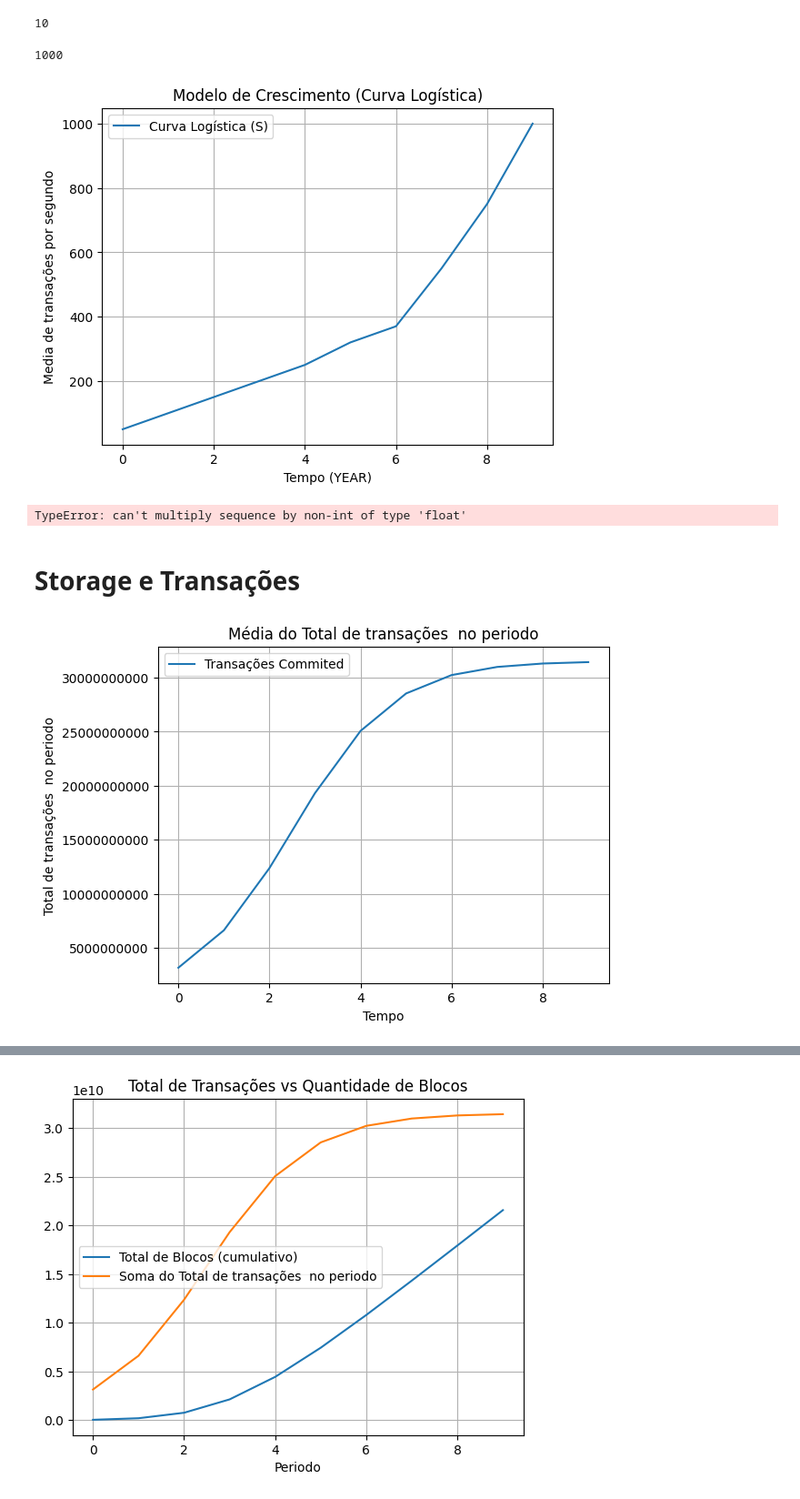
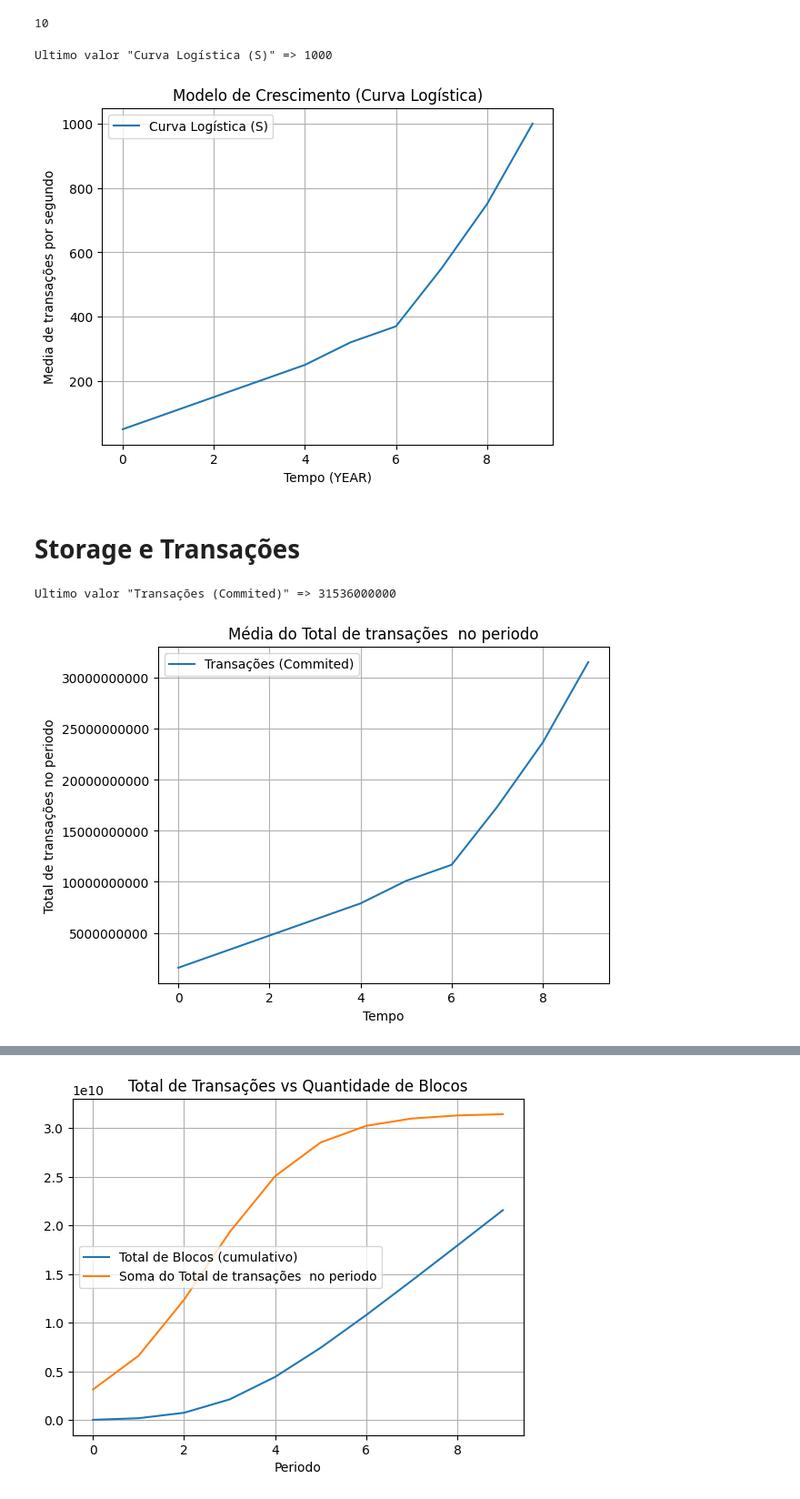
Before and after one commit to gilbertokoerbes/TCCII_Blockchain_Predict, a Jupyter notebook: predict.ipynb, the cells around one changed output, grey strips where cells are left out. Shown at 91% size. Saved outputs shown, nothing was run; the diff lists cells and outputs as text; code cells hidden in the pictures.

```diff
--- a/predict.ipynb
+++ b/predict.ipynb
@@ -44,9 +93,22 @@ t0 = A / 4     # Ponto de inflexão -> Meio
 global rate_transactions
 AVG_RATE_TRANSACTIONS = logistic_curve(t, P0, K, r, t0)
 
-AVG_RATE_TRANSACTIONS = [50,100,150,200,250,320,370,550,750,1000]
+AVG_RATE_TRANSACTIONS = np.array([50,100,150,200,250,320,370,550,750,1000])
 # %% [output]
 10
+# %%
+# Cod Auxiliar
+def simple_plot(x,y,line_label="", xlabel=f'Tempo ({PREDICT_TYPE})', ylabel="", title="", v_grid=True, tlabel_style="plain"):
+    print(f'Ultimo valor "{line_label}" => {y[-1]}')
+    fig, ax = plt.subplots()
+    ax.plot(x,y,label=line_label)
+    ax.ticklabel_format(style=tlabel_style)
+    ax.set_xlabel(xlabel)
+    ax.set_ylabel(ylabel)
+    ax.set_title(title)
+    ax.legend()
+    ax.grid(v_grid)
+    return fig, ax
 # %%
 # # Dados de exemplo de tempo (t)
 # global PREDICT_TYPE
@@ -66,17 +128,11 @@ AVG_RATE_TRANSACTIONS = [50,100,150,200,250,320,370,550,750,1000]
 # global rate_transactions
 # AVG_RATE_TRANSACTIONS = logistic_curve(t, P0, K, r, t0)
 # %%
-# Plotagem da curva logística
-print(AVG_RATE_TRANSACTIONS[-1])
-plt.plot(t, AVG_RATE_TRANSACTIONS, label='Curva Logística (S)')
-plt.xlabel(f'Tempo ({PREDICT_TYPE})')
-plt.ylabel('Media de transações por segundo')
-plt.title('Modelo de Crescimento (Curva Logística)')
-plt.legend()
-plt.grid(True)
+#Plotagem da curva logística
+fig, ax = simple_plot(x= t,y= AVG_RATE_TRANSACTIONS, line_label= 'Curva Logística (S)', ylabel= 'Media de transações por segundo', title= 'Modelo de Crescimento (Curva Logística)')
 plt.show()
 # %% [output]
-1000
+Ultimo valor "Curva Logística (S)" => 1000
 [figure]
 # %%
 
@@ -90,8 +146,3 @@ def expand_transations_by_period(predict_type, rate_transations_per_second):
     }[predict_type](rate_transations_per_second)
 
 total_transactions_by_period = expand_transations_by_period(PREDICT_TYPE, AVG_RATE_TRANSACTIONS)
-# %%
-ENDORSEMENT_POLICY = 1/2
-endorsement_transations = total_transactions_by_period * ENDORSEMENT_POLICY
-# %% [output]
-TypeError: can't multiply sequence by non-int of type 'float'
@@ -99,14 +152,8 @@ TypeError: can't multiply sequence by non-int of type 'float'
 # Storage e Transações
 # %%
 # Plotagem da soma do toal transações estimada no periodo
-fig, ax = plt.subplots()
-ax.plot(t, total_transactions_by_period, label='Transações Commited')
-ax.ticklabel_format(style='plain')
-ax.grid(True)
-plt.xlabel('Tempo')
-plt.ylabel('Total de transações  no periodo')
-plt.title('Média do Total de transações  no periodo')
-plt.legend()
+fig, ax = simple_plot(x= t, y= total_transactions_by_period, line_label= 'Transações (Commited)', ylabel= 'Total de transações no periodo', title= 'Média do Total de transações  no periodo')
 plt.show()
 # %% [output]
+Ultimo valor "Transações (Commited)" => 31536000000
-[figure, old version]
+[figure, new version]
```
Also changed, not shown: parts of 9 cells of this notebook.
